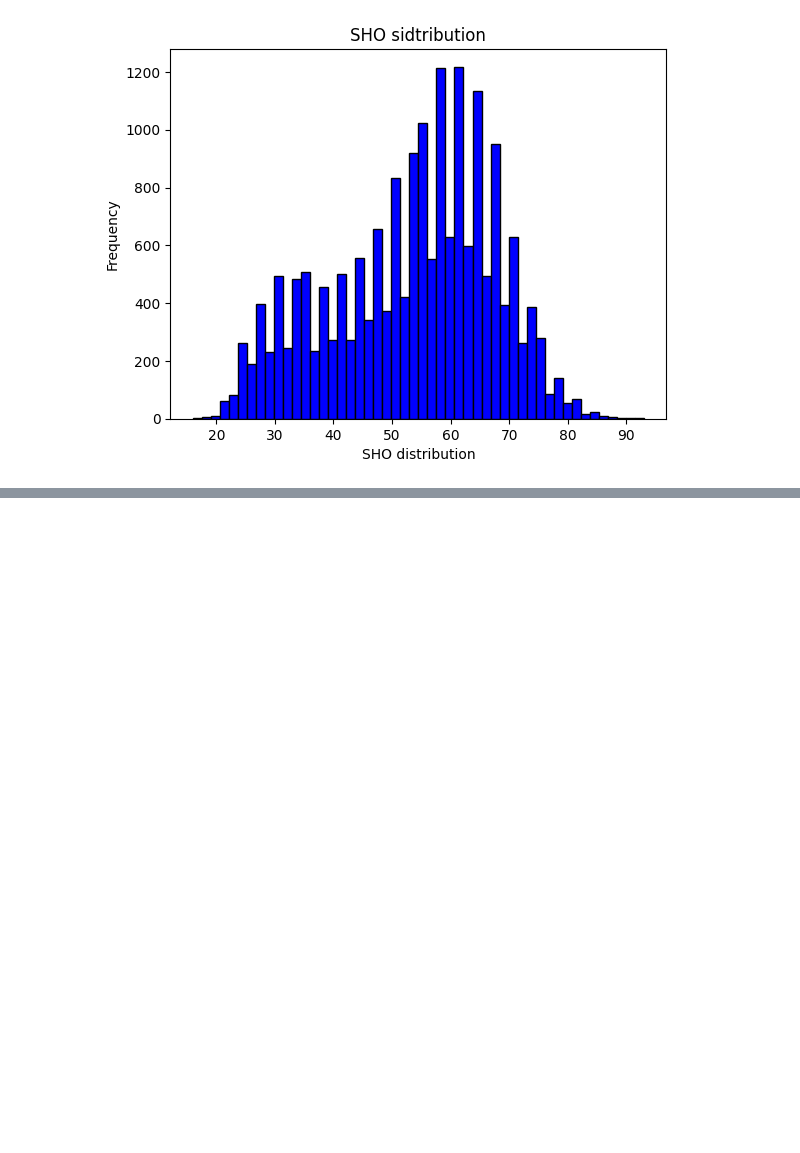
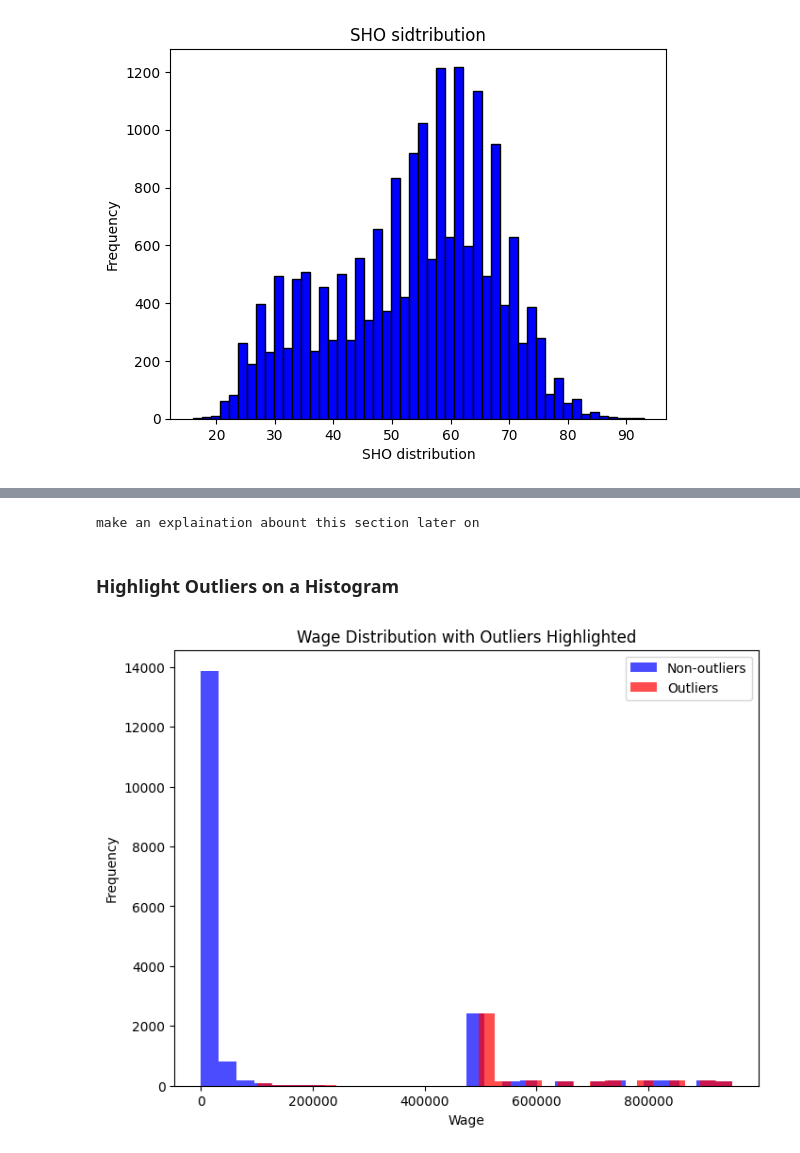
Before and after one commit to ayoub22222222/Data_Cleaning_project, a Jupyter notebook: notebook/fifa21_EDA.ipynb, the cells around one changed output, grey strips where cells are left out. Cells and saved outputs as stored; diff of their text form; code cells hidden in the pictures; blank space fills up the shorter version.

```diff
--- a/notebook/fifa21_EDA.ipynb
+++ b/notebook/fifa21_EDA.ipynb
@@ -372,3 +393,29 @@ plt.show()
+# %%
+# Q1 = df['Wage'].quantile(0.25)
+# Q3 = df['Wage'].quantile(0.75)
+# IQR = Q3 - Q1
+# l_bound = Q1 - 1.5 * IQR
+# u_bound = Q3 + 1.5 * IQR
+# print(f"Lower bound: {l_bound}, Upper bound: {u_bound}")
+# outliers = df[(df['Wage'] < l_bound)| (df['Wage'] > u_bound)]
+# print(f"Number of outliers: {len(outliers)}")
+print("make an explaination abount this section later on")
+# %% [output]
+make an explaination abount this section later on
+# %% [markdown]
+### Highlight Outliers on a Histogram
+# %%
+# Plot histogram with outliers highlighted
+plt.figure(figsize=(8, 6))
+plt.hist(df['Wage'], bins=30, color='blue', alpha=0.7, label='Non-outliers')
+plt.hist(outliers['Wage'], bins=30, color='red', alpha=0.7, label='Outliers')
+plt.title("Wage Distribution with Outliers Highlighted")
+plt.xlabel("Wage")
+plt.ylabel("Frequency")
+plt.legend()
+plt.show()
+# %% [output]
+[figure, added]
 # %% [markdown]
 # Bivariate Analysis
 ### **Goal:** Explore relationships between multiple variables simultaneously.
```
Also changed, not shown: parts of 9 cells of this notebook.
